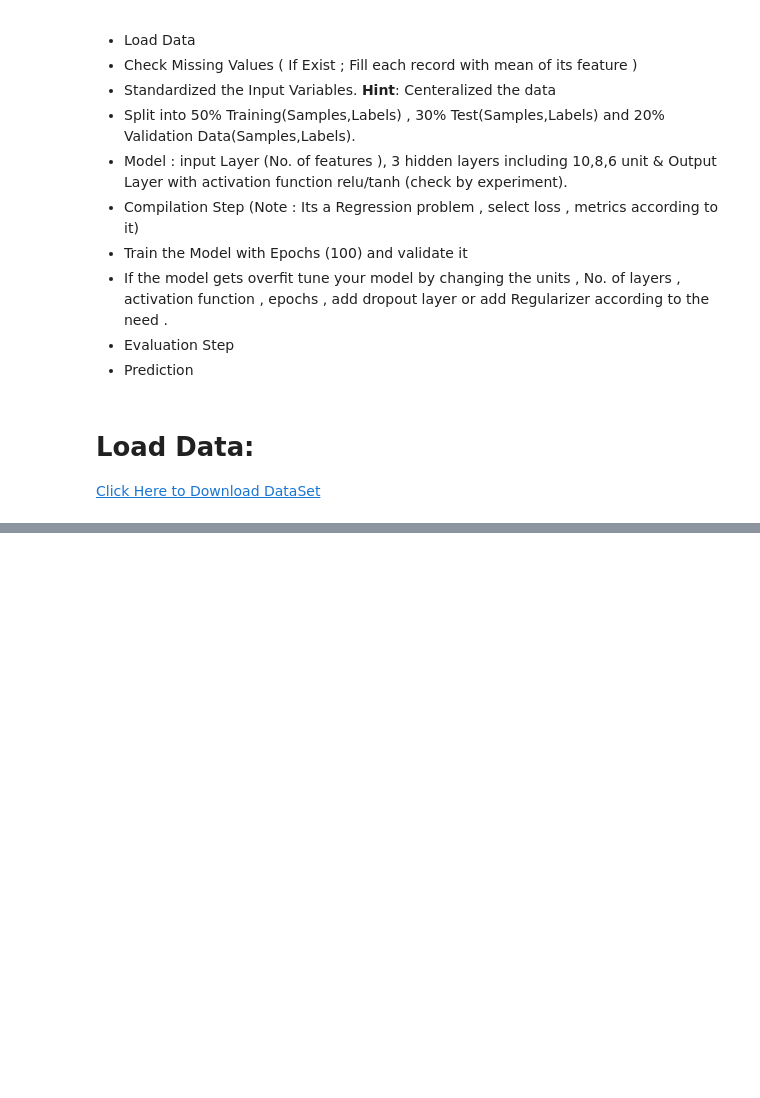
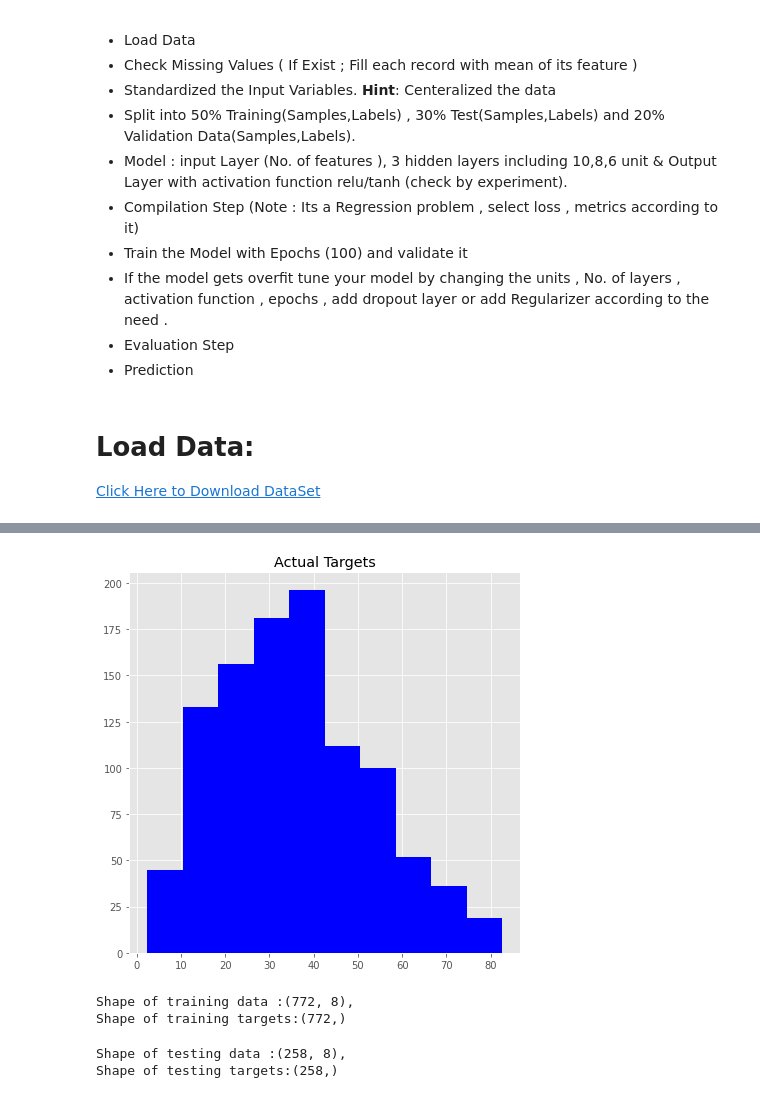
Before and after one commit to sabayamin/Deep-learning-assigments, a Jupyter notebook: Concrete_Strength_Assignment.ipynb, the cells around one changed output, grey strips where cells are left out. Drawn from its saved outputs; the diff is of its cells as text; code cells hidden in the pictures; blank space fills up the shorter version.

```diff
--- a/Concrete_Strength_Assignment.ipynb
+++ b/Concrete_Strength_Assignment.ipynb
@@ -74,0 +165,7 @@ Concrete compressive strength | quantitative | MPa | Output Variable
+# %%
+plt.style.use('ggplot')
+targets.hist( figsize = [7,7], color="Blue")
+plt.title("Actual Targets")
+plt.show()
+# %% [output]
+[figure, added]
@@ -74,0 +182,10 @@ Concrete compressive strength | quantitative | MPa | Output Variable
+# %%
+print(f"Shape of training data :{X_train.shape},\nShape of training targets:{y_train.shape}")
+# %% [output]
+Shape of training data :(772, 8),
+Shape of training targets:(772,)
+# %%
+print(f"Shape of testing data :{X_test.shape},\nShape of testing targets:{y_test.shape}")
+# %% [output]
+Shape of testing data :(258, 8),
+Shape of testing targets:(258,)
```
Also changed, not shown: parts of 27 cells of this notebook.
